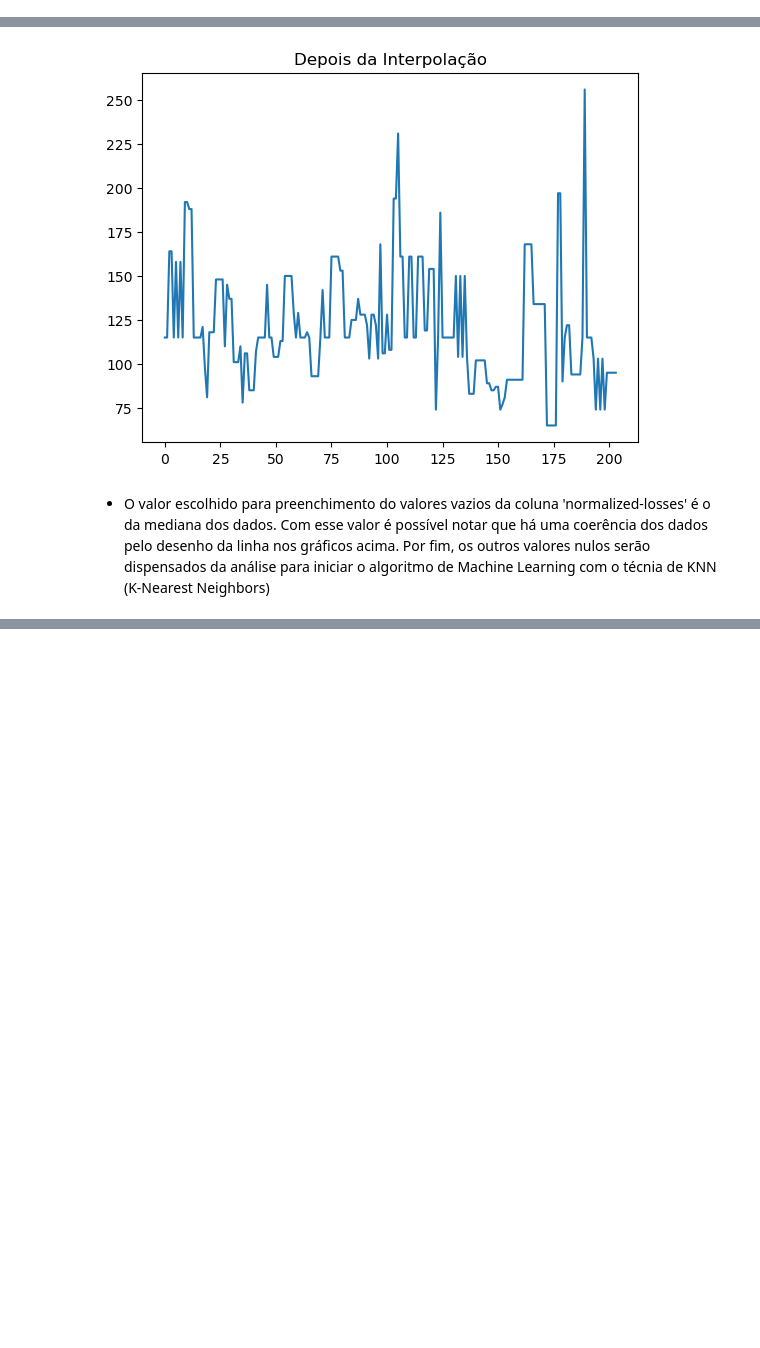
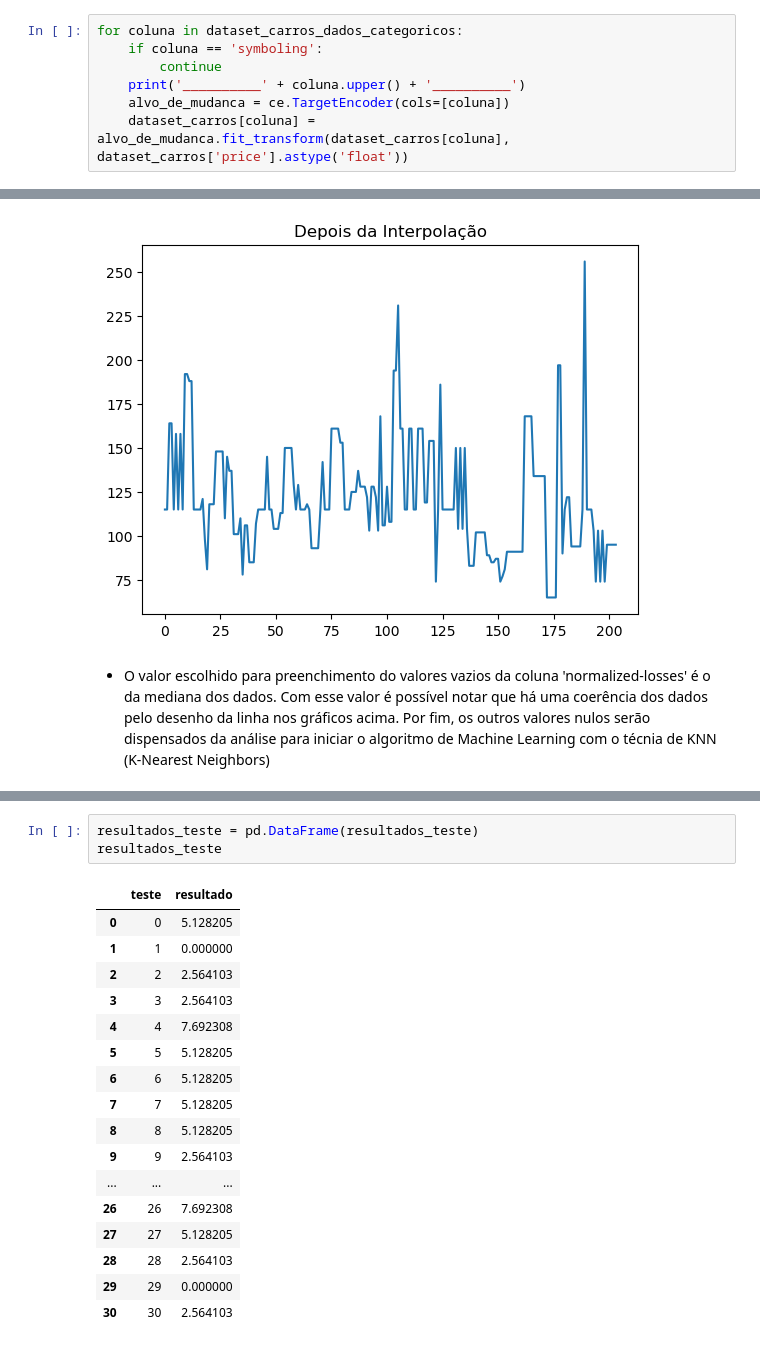
Before and after one commit to dimitriribeiro/predicting-prices, a Jupyter notebook: pricing-preditivo.ipynb, the cells around one changed output, grey strips where cells are left out. Cells and saved outputs as stored; diff of their text form; blank space fills up the shorter version.

```diff
--- a/pricing-preditivo.ipynb
+++ b/pricing-preditivo.ipynb
@@ -171,0 +161,7 @@ dataset_carros
+# %%
+for coluna in dataset_carros_dados_categoricos:
+    if coluna == 'symboling':
+        continue
+    print('__________' + coluna.upper() + '__________')
+    alvo_de_mudanca = ce.TargetEncoder(cols=[coluna])
+    dataset_carros[coluna] = alvo_de_mudanca.fit_transform(dataset_carros[coluna], dataset_carros['price'].astype('float'))
@@ -209,0 +244,21 @@ dataset_carros['normalized-losses'].plot(title='Depois da Interpolação')
+# %%
+resultados_teste = pd.DataFrame(resultados_teste)
+resultados_teste
+# %% [output]
+|  | teste | resultado |
+| 0 | 0 | 5.128205 |
+| 1 | 1 | 0.000000 |
+| 2 | 2 | 2.564103 |
+| 3 | 3 | 2.564103 |
+| 4 | 4 | 7.692308 |
+| 5 | 5 | 5.128205 |
+| 6 | 6 | 5.128205 |
+| 7 | 7 | 5.128205 |
+| 8 | 8 | 5.128205 |
+| 9 | 9 | 2.564103 |
+| ... | ... | ... |
+| 26 | 26 | 7.692308 |
+| 27 | 27 | 5.128205 |
+| 28 | 28 | 2.564103 |
+| 29 | 29 | 0.000000 |
+| 30 | 30 | 2.564103 |
```
Also changed, not shown: parts of 9 cells of this notebook.
